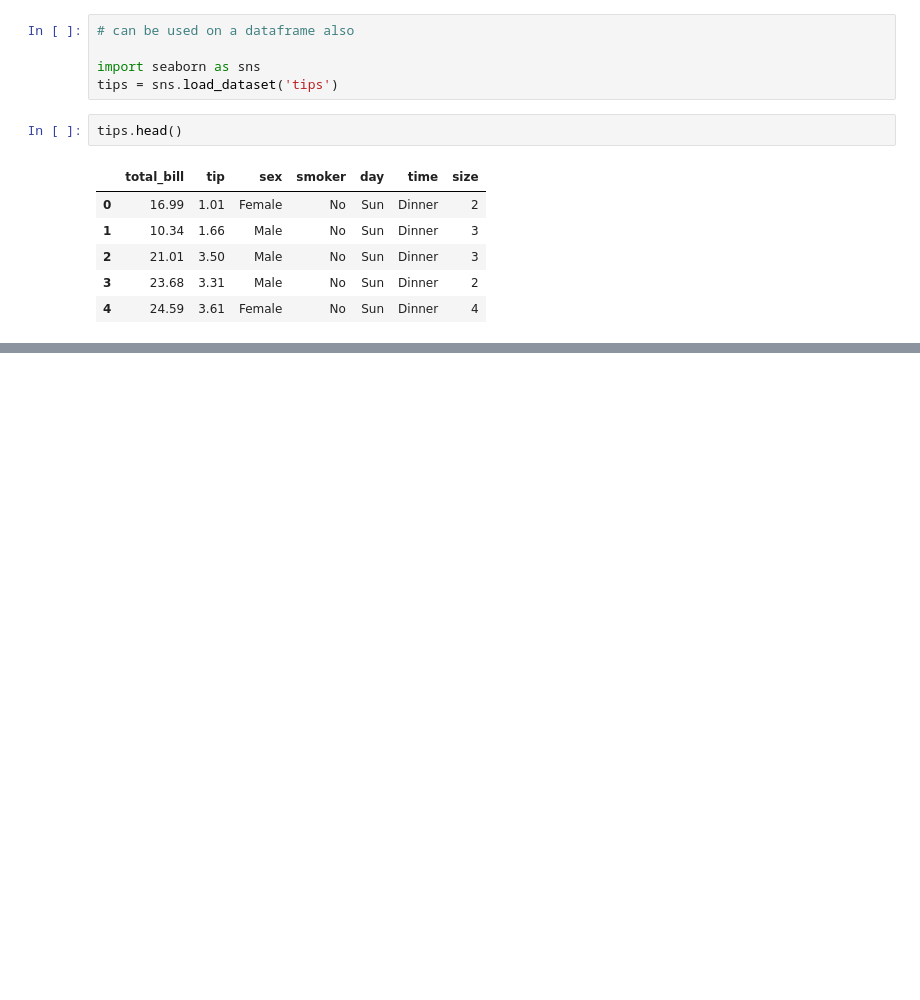
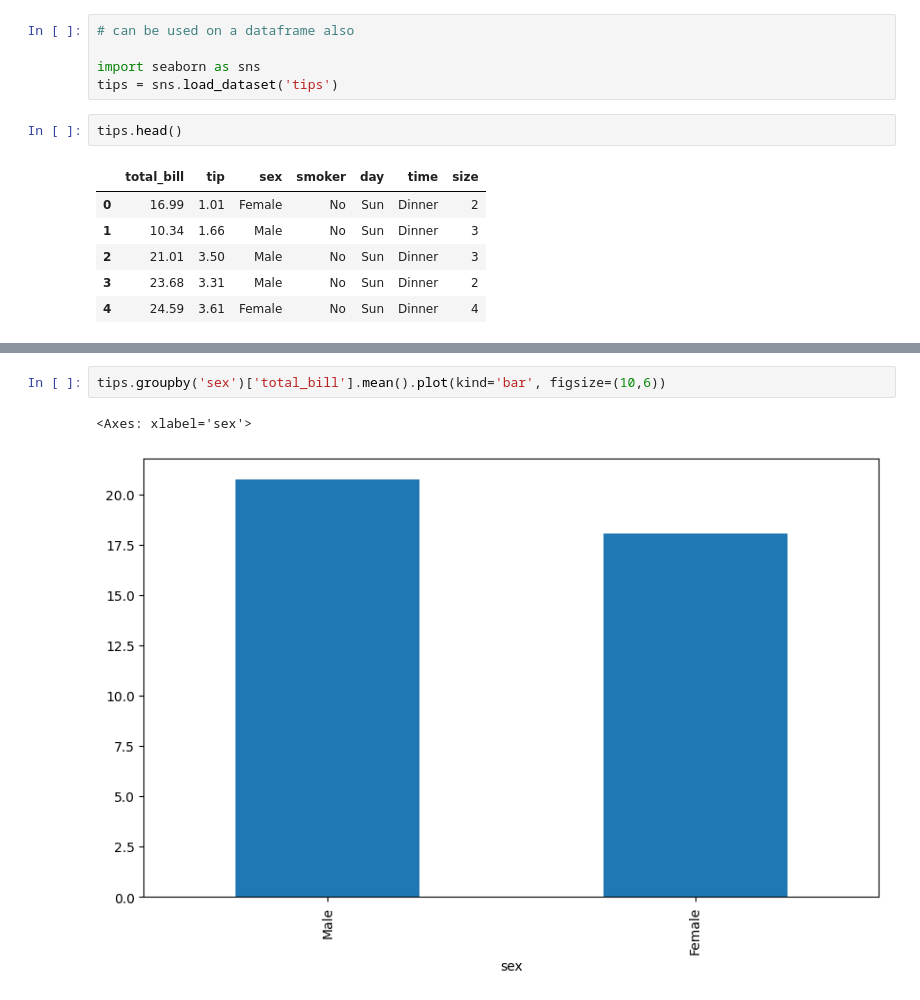
Before and after one commit to rahulkumar80026/Machine-Learning-Basic-to-Advanced, a Jupyter notebook: DataVisulization/2nd.ipynb, the cells around one changed output, grey strips where cells are left out. Cells and saved outputs as stored; diff of their text form; blank space fills up the shorter version.

```diff
--- a/DataVisulization/2nd.ipynb
+++ b/DataVisulization/2nd.ipynb
@@ -336,0 +345,5 @@ tips.plot(kind='scatter', x='total_bill', y='tip',title='Cost Analysis', xlabel=
+# %%
+tips.groupby('sex')['total_bill'].mean().plot(kind='bar', figsize=(10,6))
+# %% [output]
+<Axes: xlabel='sex'>
+[figure, added]
```
Also changed, not shown: parts of 12 cells of this notebook.
